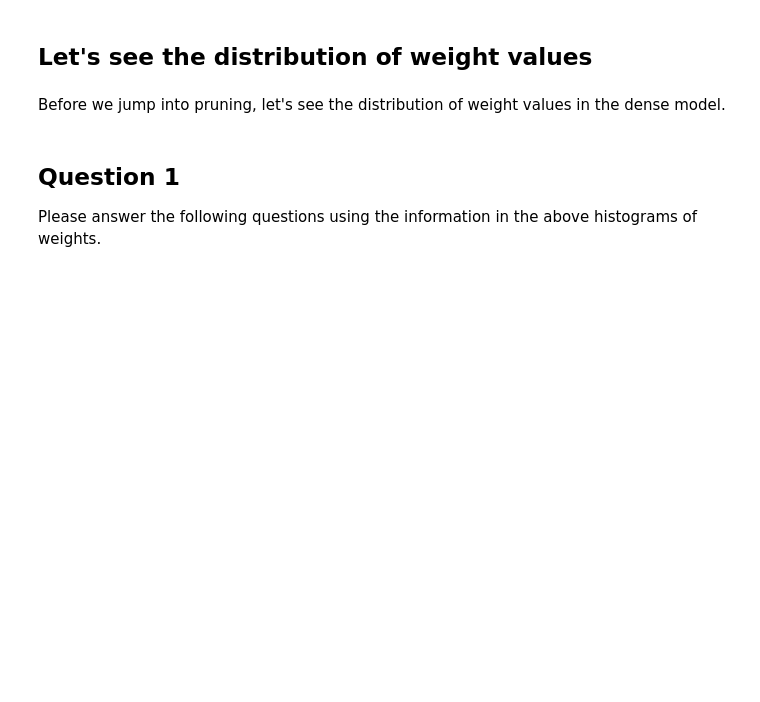
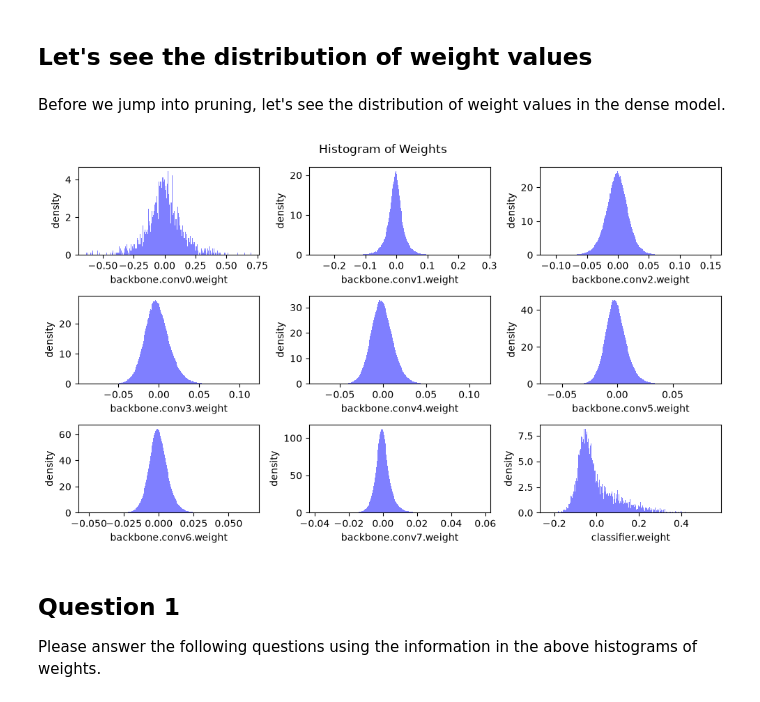
Before and after one commit to camecome/MTAI2026-Deep-learning-frameworks-seminars-autumn, a Jupyter notebook: seminar_4/Pruning.ipynb, the cells around one changed output. Drawn from its saved outputs; the diff is of its cells as text; code cells hidden in the pictures; blank space fills up the shorter version.

```diff
--- a/seminar_4/Pruning.ipynb
+++ b/seminar_4/Pruning.ipynb
@@ -53,6 +53,5 @@ from tqdm.auto import tqdm
 
 from torchprofile import profile_macs
 
-assert torch.cuda.is_available(), \
-"The current runtime does not have CUDA support." \
-"Please go to menu bar (Runtime - Change runtime type) and select GPU"
+device = torch.device("cuda" if torch.cuda.is_available() else "mps" if torch.backends.mps.is_available() else "cpu")
+print("Device:", device)
@@ -294,7 +310,11 @@ Load the pretrained model and the CIFAR-10 dataset.
 # %%
-checkpoint_url = "https://hanlab18.mit.edu/files/course/labs/vgg.cifar.pretrained.pth"
-checkpoint = torch.load(download_url(checkpoint_url), map_location="cpu")
-model = VGG().cuda()
+checkpoint_url = (
+    "https://raw.githubusercontent.com/rhu2xx/"
+    "MIT6.5940-TinyML-and-Efficient-Deep-Learning-Computing/"
+    "fef7652d68fe35126d076d125a1765b41c286e18/vgg.cifar.pretrained.pth"
+)
+checkpoint = torch.load(download_url(checkpoint_url), map_location="cpu", weights_only=True)
+model = VGG().to(device)
 print(f"=> loading checkpoint '{checkpoint_url}'")
-model.load_state_dict(checkpoint['state_dict'])
-recover_model = lambda: model.load_state_dict(checkpoint['state_dict'])
+model.load_state_dict(checkpoint["state_dict"])
+recover_model = lambda: model.load_state_dict(checkpoint["state_dict"])
@@ -350,29 +381,30 @@ The goal of pruning is to reduce the model size while maintaining the accuracy.
 Before we jump into pruning, let's see the distribution of weight values in the dense model.
 # %%
 def plot_weight_distribution(model, bins=256, count_nonzero_only=False):
-    fig, axes = plt.subplots(3,3, figsize=(10, 6))
+    fig, axes = plt.subplots(3, 3, figsize=(10, 6))
     axes = axes.ravel()
     plot_index = 0
     for name, param in model.named_parameters():
         if param.dim() > 1:
             ax = axes[plot_index]
             if count_nonzero_only:
                 param_cpu = param.detach().view(-1).cpu()
                 param_cpu = param_cpu[param_cpu != 0].view(-1)
-                ax.hist(param_cpu, bins=bins, density=True,
-                        color = 'blue', alpha = 0.5)
+                ax.hist(param_cpu, bins=bins, density=True, color="blue", alpha=0.5)
             else:
-                ax.hist(param.detach().view(-1).cpu(), bins=bins, density=True,
-                        color = 'blue', alpha = 0.5)
+                ax.hist(param.detach().view(-1).cpu(), bins=bins, density=True, color="blue", alpha=0.5)
             ax.set_xlabel(name)
-            ax.set_ylabel('density')
+            ax.set_ylabel("density")
             plot_index += 1
-    fig.suptitle('Histogram of Weights')
+    fig.suptitle("Histogram of Weights")
     fig.tight_layout()
     fig.subplots_adjust(top=0.925)
     plt.show()
 
+
 plot_weight_distribution(model)
+# %% [output]
+[figure, added]
 # %% [markdown]
 ## Question 1
 
```
Also changed, not shown: parts of 58 cells of this notebook.
